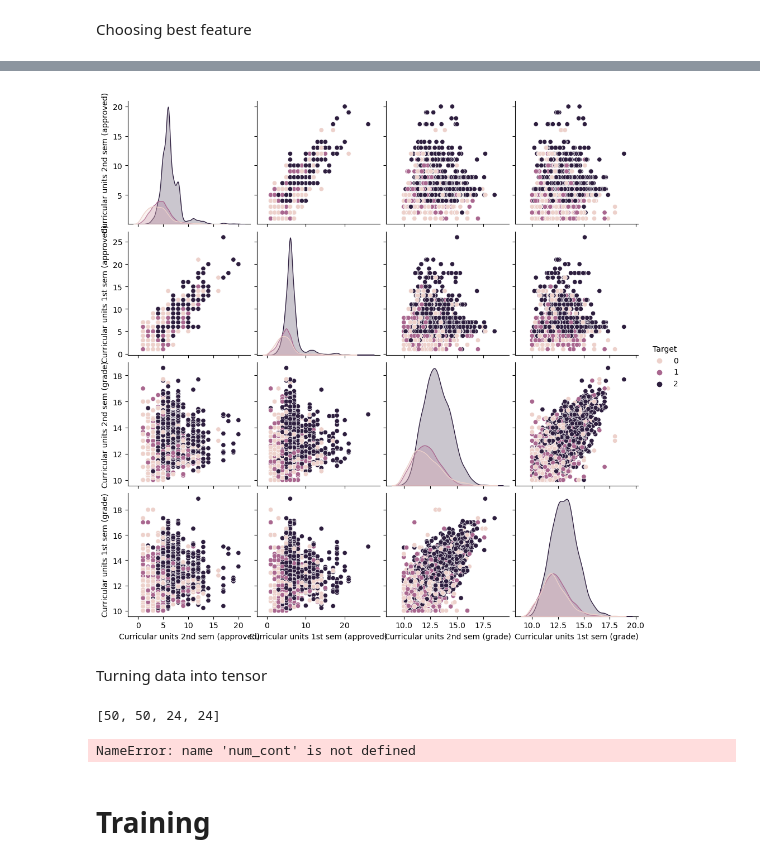
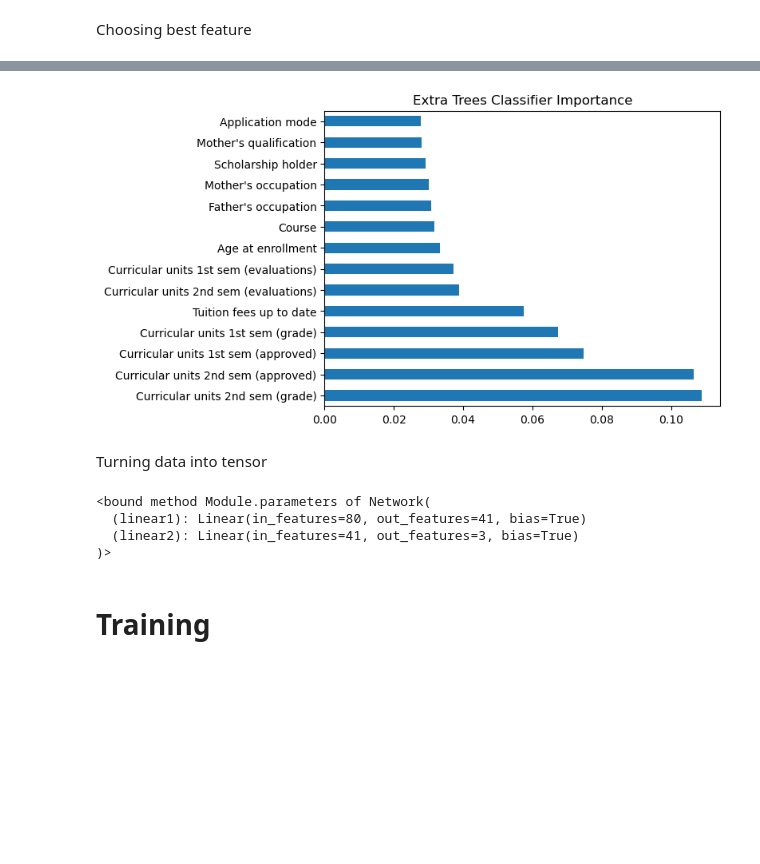
Before and after one commit to nathanchenseanwalter/ml_courses, a Jupyter notebook: dropout_risk/FinalProject.ipynb, the cells around one changed output, grey strips where cells are left out. Cells and saved outputs as stored; diff of their text form; code cells hidden in the pictures; blank space fills up the shorter version.

```diff
--- a/dropout_risk/FinalProject.ipynb
+++ b/dropout_risk/FinalProject.ipynb
@@ -50,5 +54,0 @@ plt.show()
-# %%
-num_features = 14
-largest = ft_imp.nlargest(num_features).index
-feature_select = feature[largest]
-print(largest)
@@ -82,5 +55,11 @@ target_filtered = target.loc[locs]
-# %%
-sns.pairplot(feature_select_filtered.assign(Target=target_filtered.values),hue='Target')
-plt.show()
-# %% [output]
-[figure, removed]
+# %%
+model = ExtraTreesClassifier()
+model.fit(features,target)
+ft_imp = pd.Series(model.feature_importances_, index=features.columns)
+largest = ft_imp.nlargest(num_features).index
+feature_select = features[largest]
+ft_imp.nlargest(num_features).plot(kind="barh")
+plt.title("Extra Trees Classifier Importance")
+plt.show()
+# %% [output]
+[figure, added]
@@ -122,17 +109,2 @@ batch_size = 50
 trainloader = DataLoader(traindata, batch_size=batch_size,
                          shuffle=True, num_workers=0)
-# %%
-unique_values = [X_cat_train[col].nunique() for col in X_cat_train.columns]
-num_cont = num_features - len(categorical_labels)
-num_cat = len(categorical_labels)
-
-embedding_dim = []
-for i in unique_values:
-    embedding_dim.append(int(max(2, min(50, round(1.6 * pow(len(X_cat_train), 0.56) / pow(i, 0.25)))) // 2 * 2))
-
-input_dim = num_features + sum(embedding_dim)
-output_dim = 3
-hidden = (input_dim + output_dim) // 2
-print(embedding_dim)
-# %% [output]
-[50, 50, 24, 24]
@@ -165,8 +126,11 @@ class Network(nn.Module):
 # %%
-clf = Network(num_cont, num_cat, embedding_dim)
+clf = Network()
 print(clf.parameters)
 # %% [output]
-NameError: name 'num_cont' is not defined
+<bound method Module.parameters of Network(
+  (linear1): Linear(in_features=80, out_features=41, bias=True)
+  (linear2): Linear(in_features=41, out_features=3, bias=True)
+)>
 # %%
 criterion = nn.CrossEntropyLoss()
 optimizer = torch.optim.SGD(clf.parameters(), lr=0.001)
```
Also changed, not shown: parts of 31 cells of this notebook.
